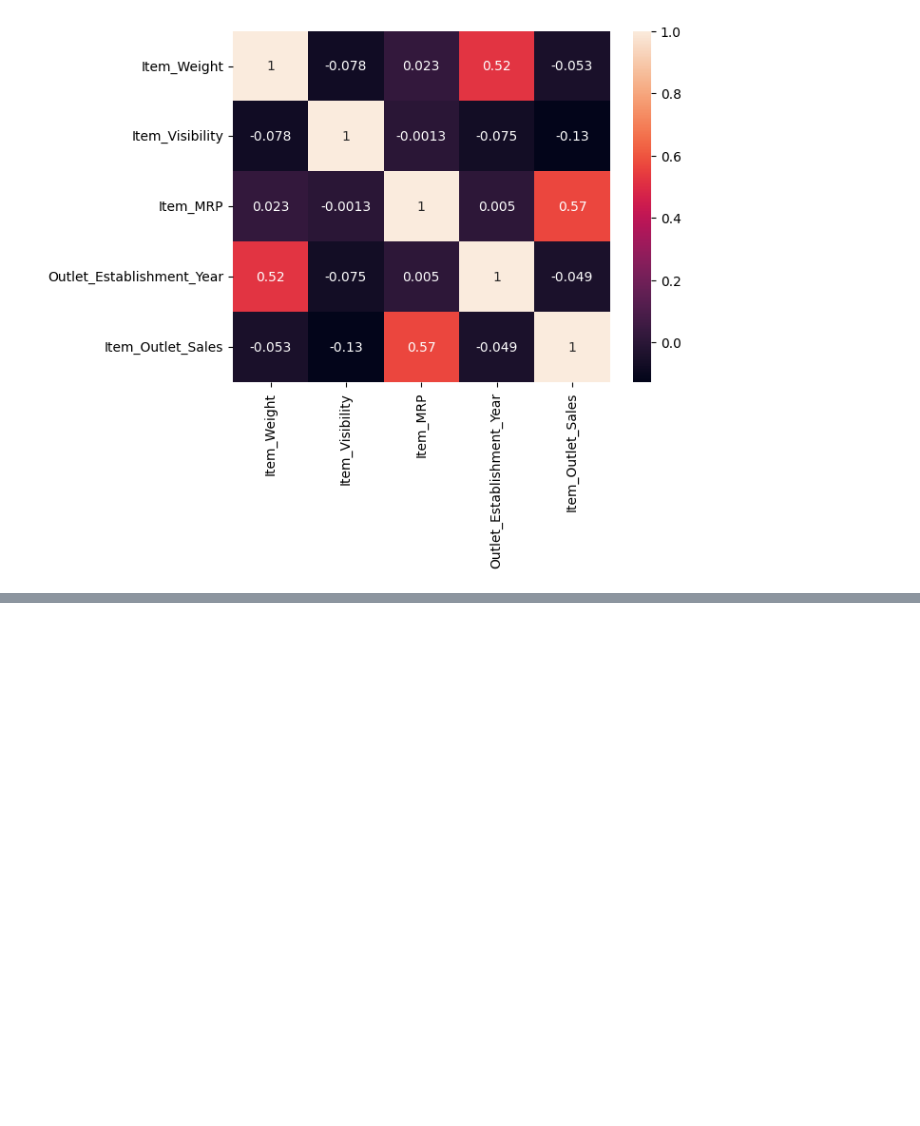
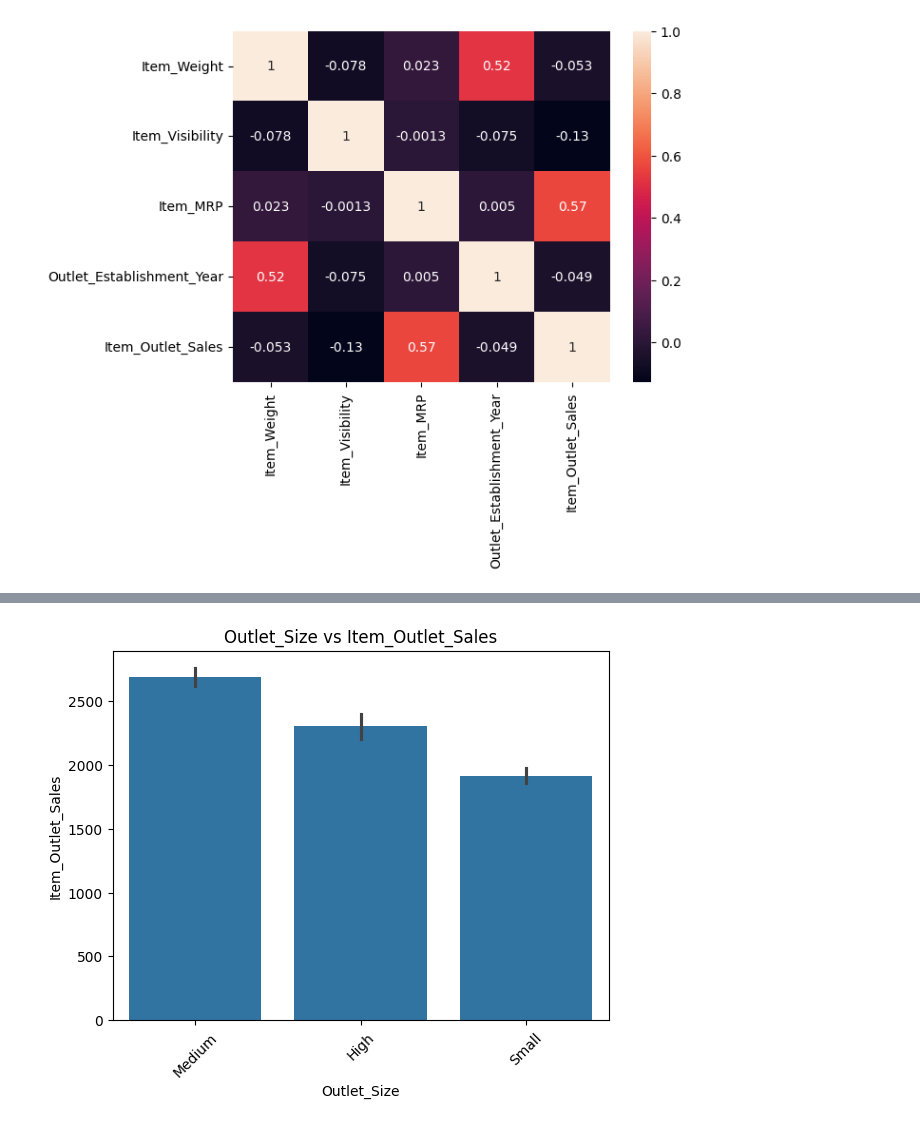
Before and after one commit to HanaaMaswada/Prediction-of-Product-Sales, a Jupyter notebook: Project_1_Part_2_(Core).ipynb, the cells around one changed output, grey strips where cells are left out. Cells and saved outputs as stored; diff of their text form; code cells hidden in the pictures; blank space fills up the shorter version.

```diff
--- a/Project_1_Part_2_(Core).ipynb
+++ b/Project_1_Part_2_(Core).ipynb
@@ -219,0 +262,7 @@ plt.show()
+# %%
+#categorical vs target
+def plot_categorical_vs_target(df, x, y='Item_Outlet_Sales'):
+    sns.barplot(data=df, x=x, y=y)
+    plt.xticks(rotation=45)
+    plt.title(f"{x} vs {y}")
+    plt.show()
@@ -219,0 +307,4 @@ plt.show()
+# %%
+plot_categorical_vs_target(df, 'Outlet_Size', y='Item_Outlet_Sales')
+# %% [output]
+[figure, added]
```
Also changed, not shown: parts of 36 cells of this notebook.
